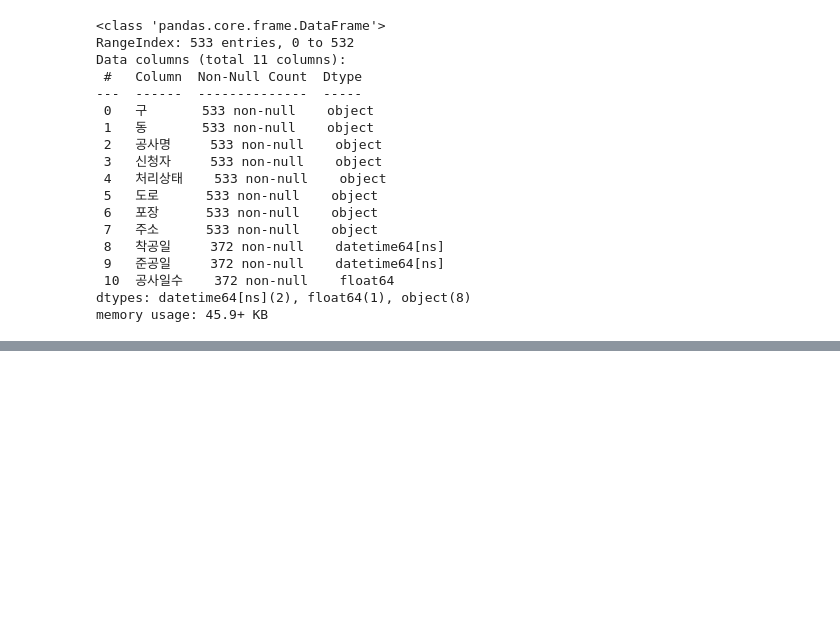
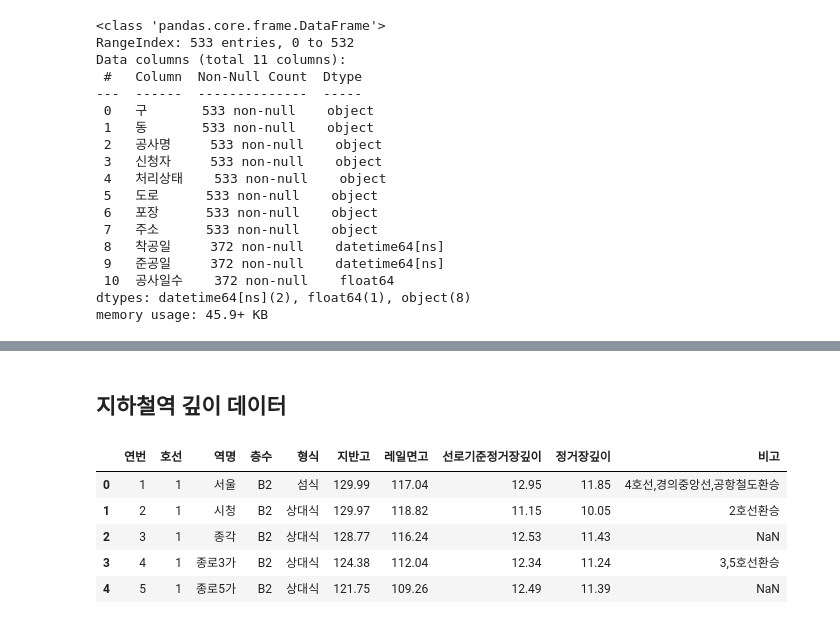
Before and after one commit to 25-1-SI/preprocessing, a Jupyter notebook: notebooks/preprocessing.ipynb, the cells around one changed output, grey strips where cells are left out. Drawn from its saved outputs; the diff is of its cells as text; code cells hidden in the pictures; blank space fills up the shorter version.

Commit message:
feat: 지하철역 깊이 + 위경도

```diff
--- a/notebooks/preprocessing.ipynb
+++ b/notebooks/preprocessing.ipynb
@@ -406,3 +406,5 @@ road_construction_df.head()
 | 4 | 금천구 | 시흥동 | 신안산선 복선전철 3-1공구 | 인터넷 개인굴착 그룹 | 착공계 접수 | 특별시도 | 보도 | 금천구 시흥동 1001-11 ~ 시흥동 1001-11 | 2021-11-15 | 2021-11-30 | 15.0 |
 # %%
 road_construction_df.to_csv("data/processed/road_construction_processed.csv", index=False, encoding="utf-8-sig")
+# %% [markdown]
+## 지하철역 깊이 데이터
@@ -408,0 +414,9 @@ road_construction_df.to_csv("data/processed/road_construction_processed.csv", in
+# %%
+subway_depth.head()
+# %% [output]
+|  | 연번 | 호선 | 역명 | 층수 | 형식 | 지반고 | 레일면고 | 선로기준정거장깊이 | 정거장깊이 | 비고 |
+| 0 | 1 | 1 | 서울 | B2 | 섬식 | 129.99 | 117.04 | 12.95 | 11.85 | 4호선,경의중앙선,공항철도환승 |
+| 1 | 2 | 1 | 시청 | B2 | 상대식 | 129.97 | 118.82 | 11.15 | 10.05 | 2호선환승 |
+| 2 | 3 | 1 | 종각 | B2 | 상대식 | 128.77 | 116.24 | 12.53 | 11.43 | NaN |
+| 3 | 4 | 1 | 종로3가 | B2 | 상대식 | 124.38 | 112.04 | 12.34 | 11.24 | 3,5호선환승 |
+| 4 | 5 | 1 | 종로5가 | B2 | 상대식 | 121.75 | 109.26 | 12.49 | 11.39 | NaN |
```
Also changed, not shown: parts of 14 cells of this notebook, 1 other file.
